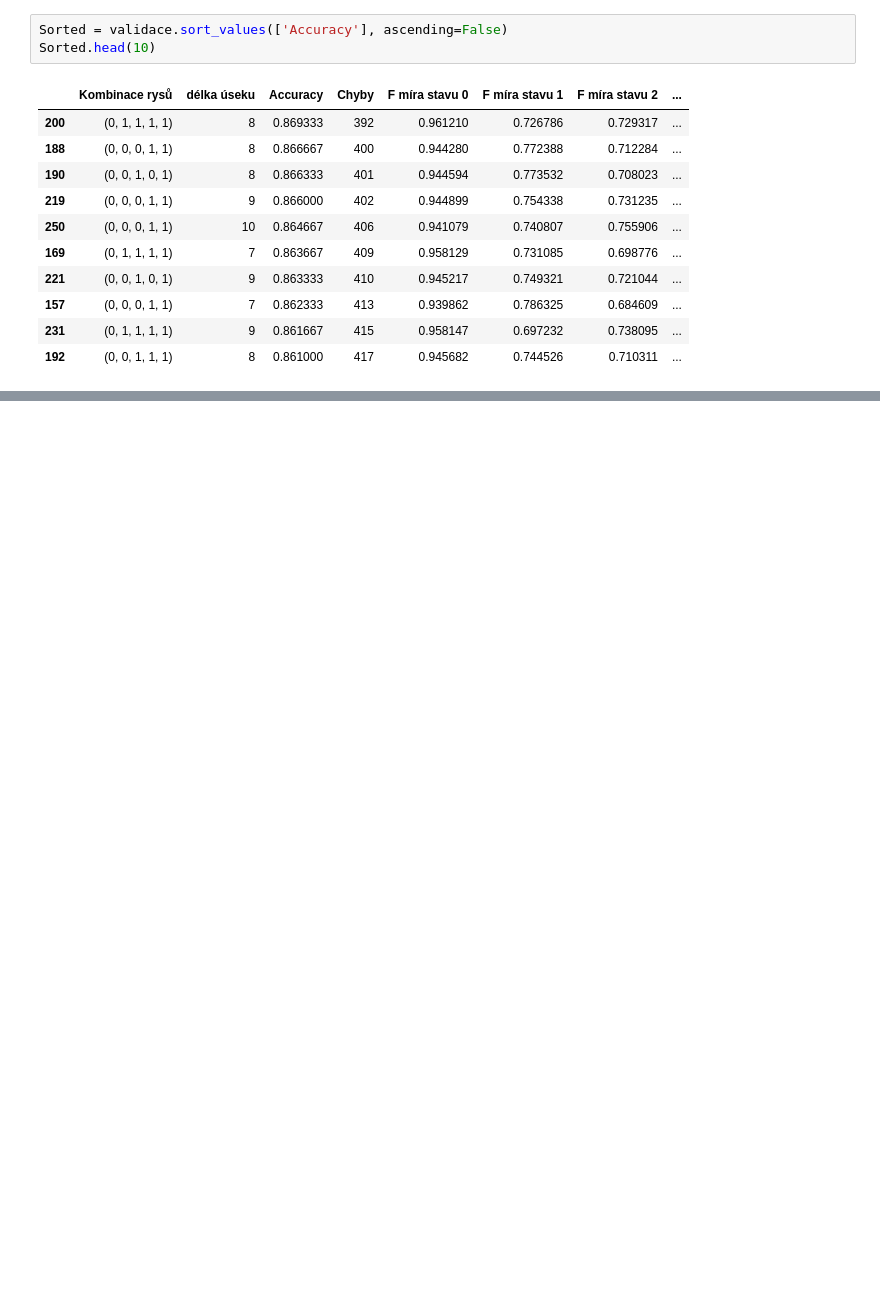
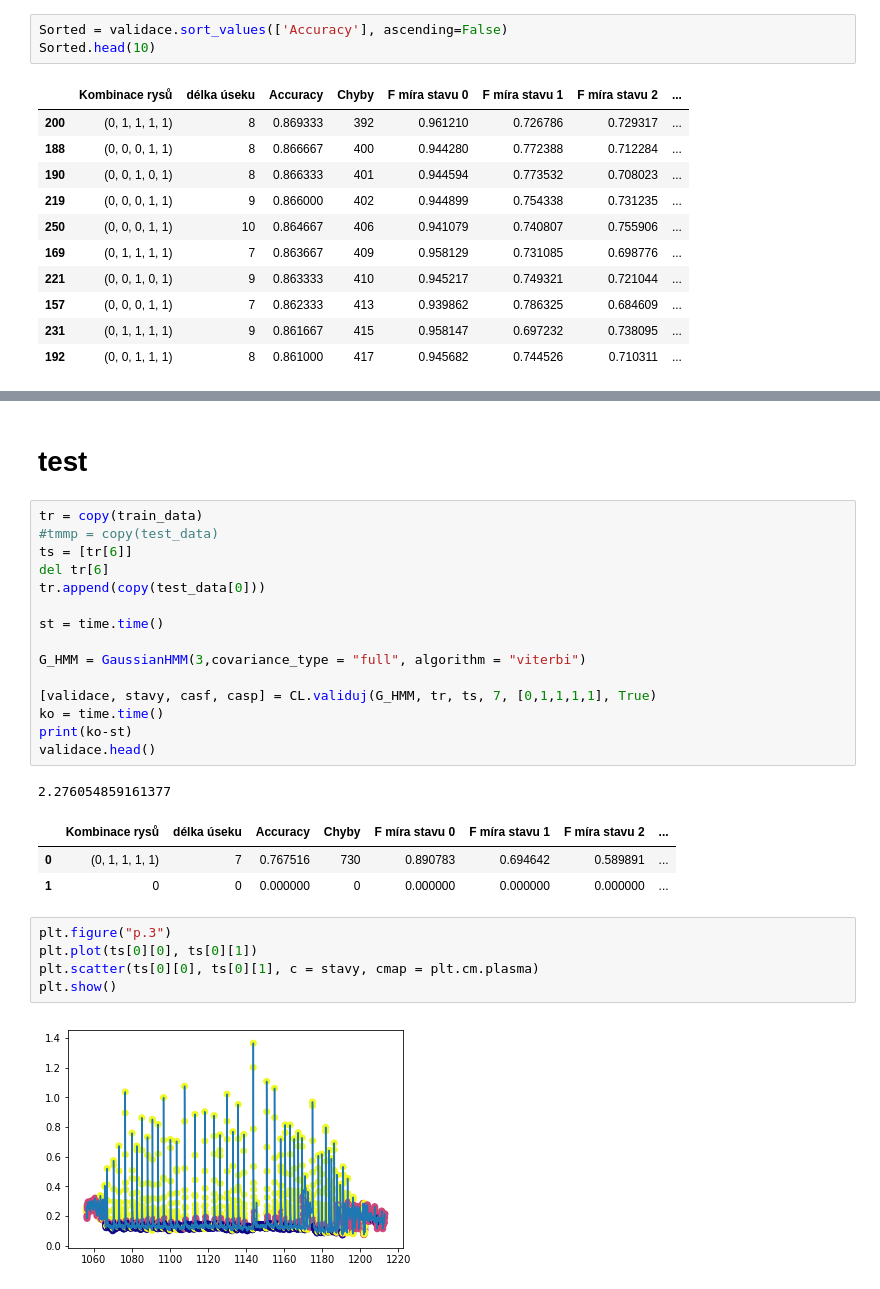
Before and after one commit to TheMrGhostman/Bak_projekt, a Jupyter notebook: Reálná data.ipynb, the cells around one changed output, grey strips where cells are left out. Drawn from its saved outputs; the diff is of its cells as text; blank space fills up the shorter version.

```diff
--- a/Reálná data.ipynb
+++ b/Reálná data.ipynb
@@ -179,0 +639,29 @@ casp
+# %% [markdown]
+# test
+# %%
+tr = copy(train_data)
+#tmmp = copy(test_data)
+ts = [tr[6]]
+del tr[6]
+tr.append(copy(test_data[0]))
+
+st = time.time()
+
+G_HMM = GaussianHMM(3,covariance_type = "full", algorithm = "viterbi")
+
+[validace, stavy, casf, casp] = CL.validuj(G_HMM, tr, ts, 7, [0,1,1,1,1], True)
+ko = time.time()
+print(ko-st)
+validace.head()
+# %% [output]
+2.276054859161377
+|  | Kombinace rysů | délka úseku | Accuracy | Chyby | F míra stavu 0 | F míra stavu 1 | F míra stavu 2 | ... |
+| 0 | (0, 1, 1, 1, 1) | 7 | 0.767516 | 730 | 0.890783 | 0.694642 | 0.589891 | ... |
+| 1 | 0 | 0 | 0.000000 | 0 | 0.000000 | 0.000000 | 0.000000 | ... |
+# %%
+plt.figure("p.3")
+plt.plot(ts[0][0], ts[0][1])
+plt.scatter(ts[0][0], ts[0][1], c = stavy, cmap = plt.cm.plasma)
+plt.show()
+# %% [output]
+[figure, added]
```
Also changed, not shown: parts of 44 cells of this notebook, 31 other files.
